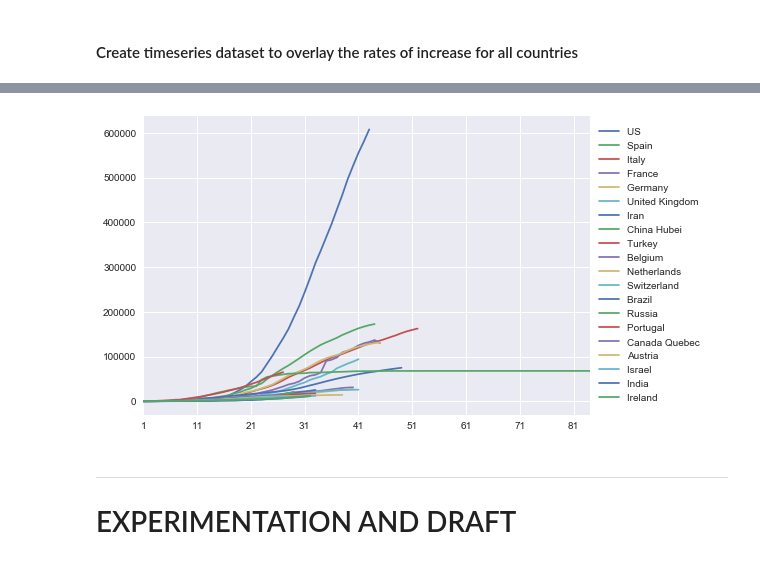
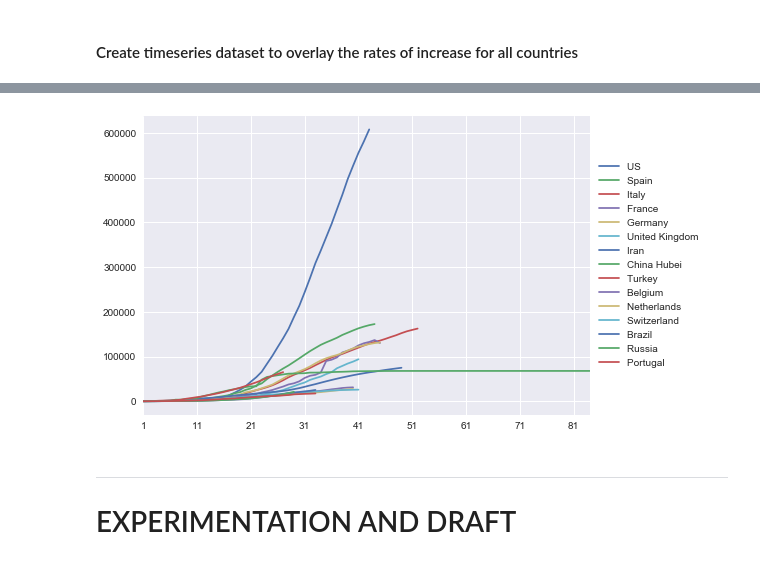
Before and after one commit to MiRoDS/DataScience_Project4, a Jupyter notebook: CapstoneProject.ipynb, the cells around one changed output, grey strips where cells are left out. Drawn from its saved outputs; the diff is of its cells as text; code cells hidden in the pictures.

```diff
--- a/CapstoneProject.ipynb
+++ b/CapstoneProject.ipynb
@@ -230,4 +215,2 @@ The timeseries set contains columns for each day from Januray 22,2020 to show th
 # %% [markdown]
 #### Create timeseries dataset to overlay the rates of increase for all countries
-# %%
-df_timeseries['Province/State'].fillna("", inplace=True)
@@ -278,0 +217,39 @@ df_growth.head()
+# %%
+def normalize_timeseries(df, outbreak_threshold):
+    '''
+    INPUT:
+    df - pandas dataframe with timeseries
+    outbreak_threshold - int value describing at which minimal number of cases the series starts ("day 1").
+                         Idea is that smaller outbreaks which are under control are not counted.
+
+    OUTPUT:
+    df - pandas dataframe with normalized timeseries
+
+    Description:
+    The input timeseries are normalized to a "day 1"
+    '''
+
+    # Create a new dataframe and copy the first 4 columns of the input set
+    df_output=pd.DataFrame()
+    df_output['Province/State']=df['Province/State']
+    df_output['Country/Region']=df['Country/Region']
+    df_output['Lat']=df['Lat']
+    df_output['Long']=df['Long']
+
+    # Iterate over all rows
+    for index, row in df.iterrows():
+
+        # Iterate over all columns
+        counter=0
+        new_column=1 # Counter for the columns in output dataframe
+        for col_name, col_data in df.iteritems():
+            counter=counter+1 # Count the columns
+            if counter>4:     # The timeseries start from column 5
+                if df.at[index, col_name]>outbreak_threshold or new_column>1: # If threshold is exceeded or if timeseries has already started
+                    df_output.at[index, str(new_column)]=df.at[index, col_name] # Copy case number in new column in output
+                    new_column=new_column+1 # Count up column
+
+    return df_output # Return output dataframe
+# %%
+df_norm=normalize_timeseries(df_timeseries, 100)
+df_norm.head()
@@ -350,7 +302,8 @@ df_growth_sorted.head()
-# %%
-lineplot(df_growth_sorted, 20)
-# %% [output]
-[figure, removed]
+# %%
+# Visualize the 15 countries with the highest number of infections (sorted ascendingly and select top 15)
+visualize_timeseries(sort_according_to_number_of_infections(df_norm).head(15))
+# %% [output]
+[figure, added]
 # %% [markdown]
 ---
 
```
Also changed, not shown: parts of 23 cells of this notebook.
